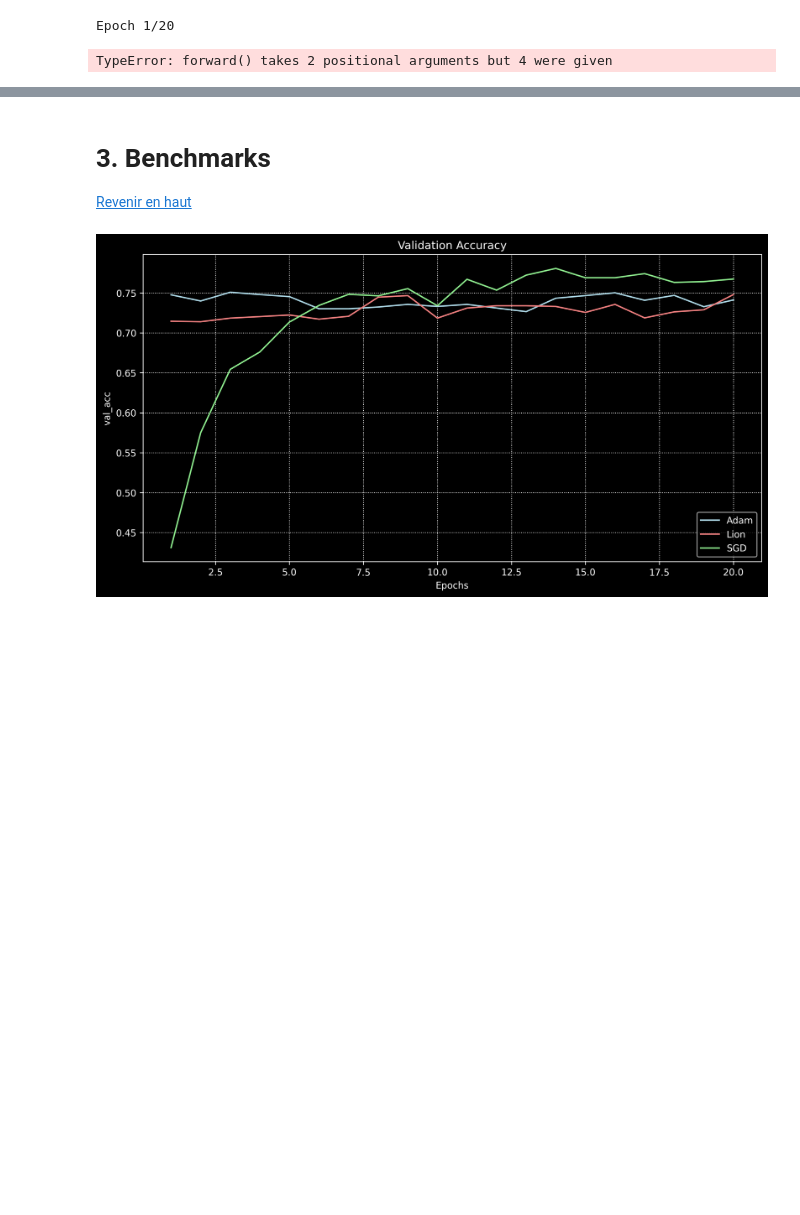
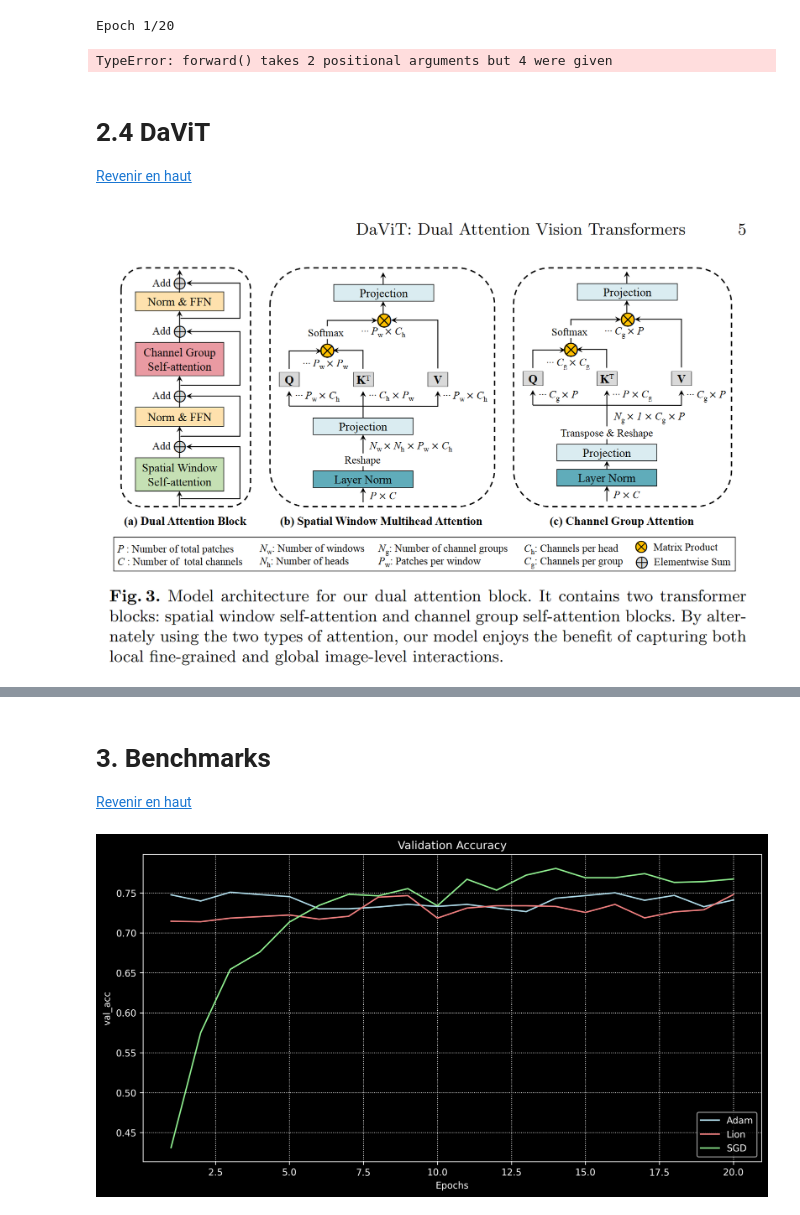
Before and after one commit to random-agile/Classify-Image-With-SOTA, a Jupyter notebook: Pytorch True Test.ipynb, the cells around one changed output, grey strips where cells are left out. Drawn from its saved outputs; the diff is of its cells as text; code cells hidden in the pictures; blank space fills up the shorter version.

```diff
--- a/Pytorch True Test.ipynb
+++ b/Pytorch True Test.ipynb
@@ -906,3 +947,11 @@ class_names = dataset.classes
 # Évaluer le modèle sur l'ensemble de validation
 report = evaluate_model(model, val_loader, class_names, device)
 print(report)
+# %% [markdown]
+# 2.4 DaViT
+<a href="#toc">Revenir en haut</a>
+# %%
+# Display the image without frame and with higher resolution
+display(Image(filename='davit.PNG', width=900))
+# %% [output]
+[figure, added]
```
Also changed, not shown: parts of 11 cells of this notebook, 3 other files.
